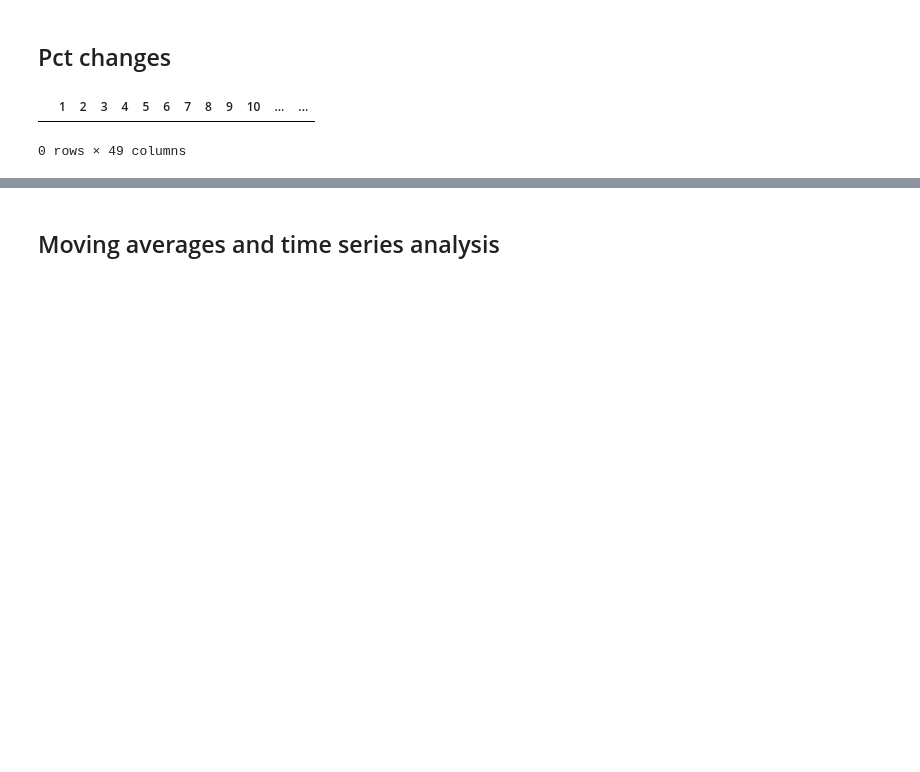
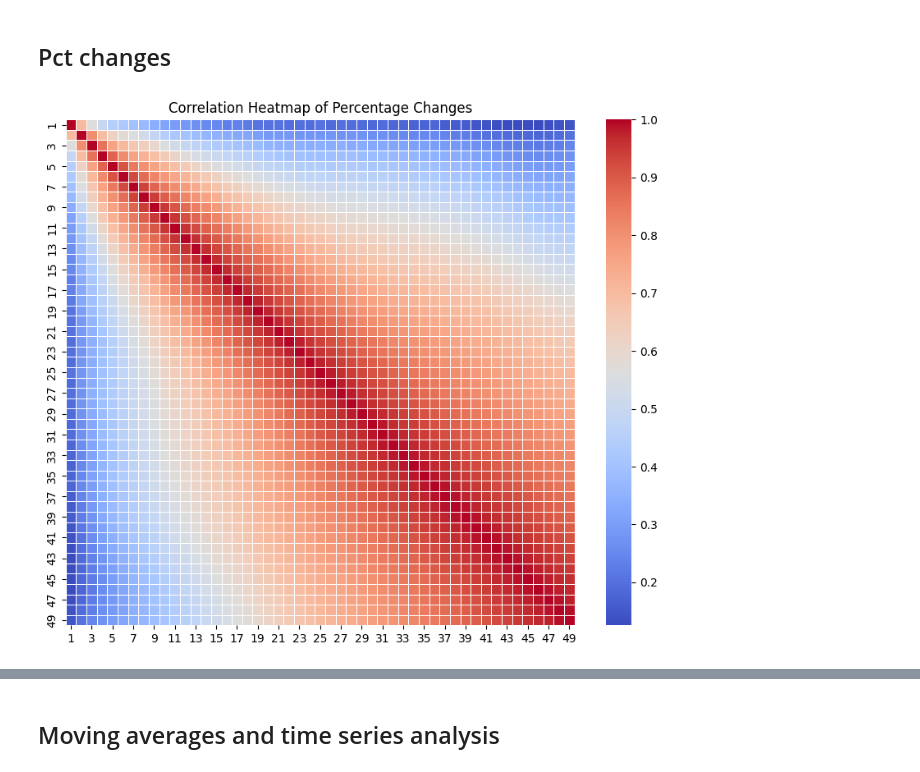
Before and after one commit to Benedictgr97/stock_prediction_v2, a Jupyter notebook: price_predictor.ipynb, the cells around one changed output, grey strips where cells are left out. Cells and saved outputs as stored; diff of their text form; code cells hidden in the pictures; blank space fills up the shorter version.

```diff
--- a/price_predictor.ipynb
+++ b/price_predictor.ipynb
@@ -282,16 +282,20 @@ def remove_deviation(stock_prices_df, target_column):
 # %% [markdown]
 ## Pct changes
 # %%
-stock_prices_df_pct_test = stock_prices_df
-
+# Create the correlation matrix of percentage changes
 pct_change_corr_df = pd.DataFrame([])
 
-for i in range(1,50):
-    pct_change_df = pd.DataFrame(stock_prices_df[pred_stock].pct_change(-i),columns= [str(i)])
+for i in range(1, 50):
+    pct_change_df = pd.DataFrame(stock_prices_df[pred_stock].pct_change(-i))
+    pct_change_df.columns = [str(i)]
+    pct_change_corr_df = pd.concat([pct_change_corr_df, pct_change_df], axis=1)
 
-    pct_change_corr_df = pd.concat([pct_change_corr_df,pct_change_df] ,axis = 0)
+corr_matrix = pct_change_corr_df.corr()
 
-pct_change_corr_df
+# Generate a heatmap with seaborn
+plt.figure(figsize=(10, 8))
+sns.heatmap(corr_matrix, annot=False, cmap='coolwarm', linewidths=.5)
+plt.title('Correlation Heatmap of Percentage Changes')
+plt.show()
 # %% [output]
-|  | 1 | 2 | 3 | 4 | 5 | 6 | 7 | 8 | 9 | 10 | ... | ... |
-0 rows × 49 columns
+[figure, added]
```
Also changed, not shown: parts of 8 cells of this notebook.
